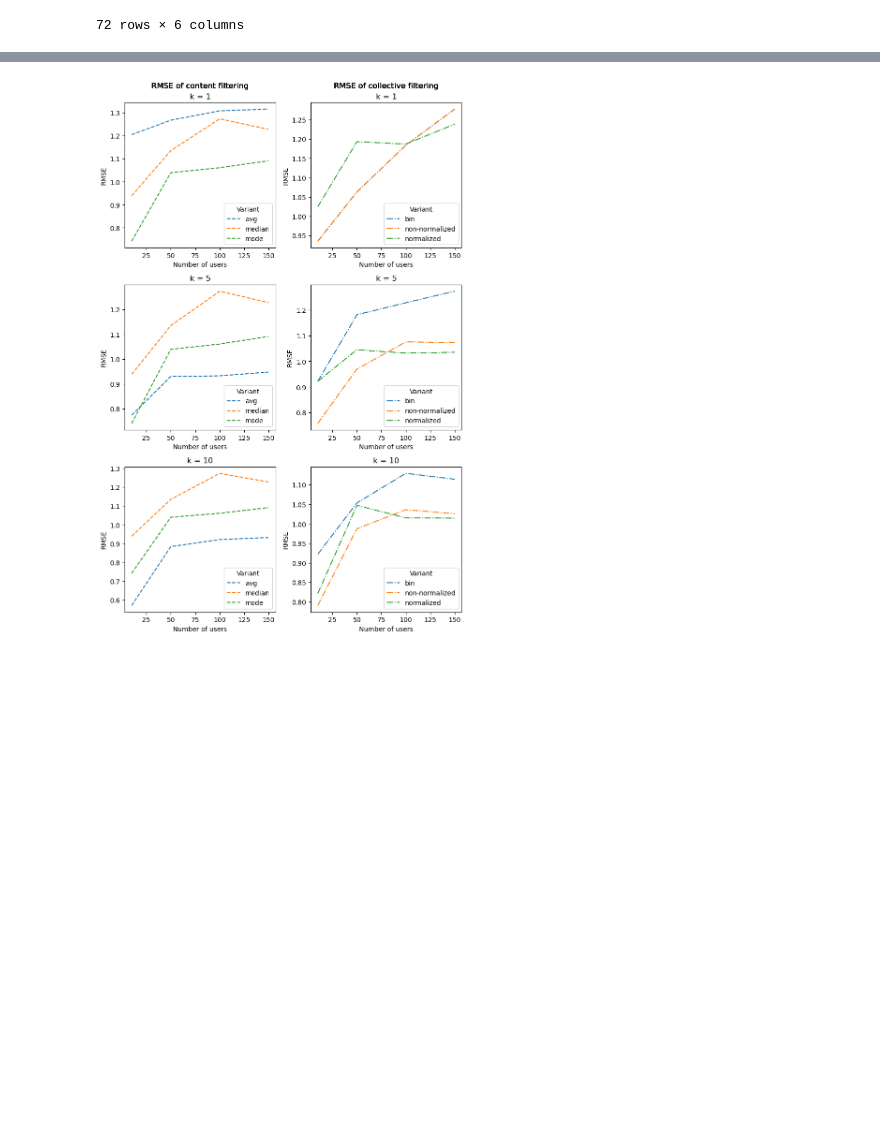
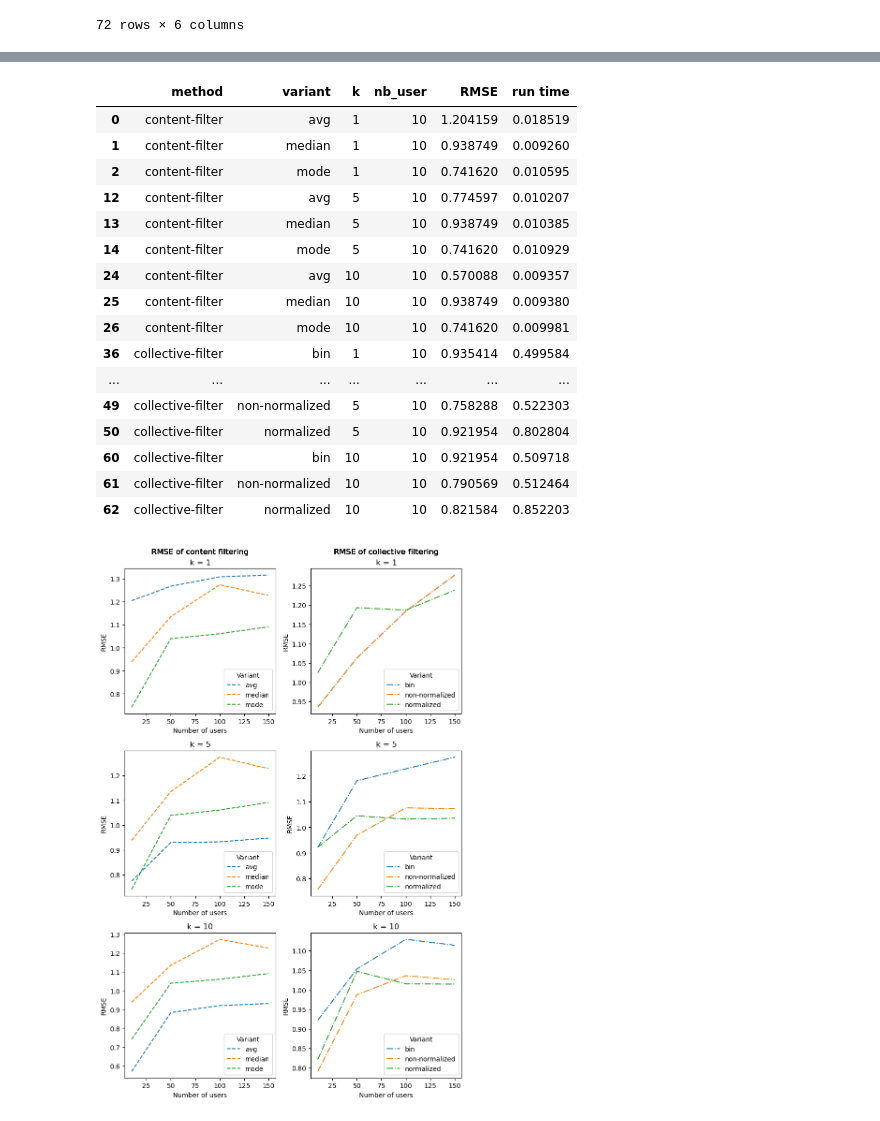
Before and after one commit to khuongdb/neo4j-movielens, a Jupyter notebook: performance.ipynb, the cells around one changed output, grey strips where cells are left out. Cells and saved outputs as stored; diff of their text form; code cells hidden in the pictures; blank space fills up the shorter version.

```diff
--- a/performance.ipynb
+++ b/performance.ipynb
@@ -373,3 +375,13 @@ result_df
+# %%
+import pandas as pd
+import matplotlib.pyplot as plt
+
+result_df = pd.read_pickle("tables/result.pkl")
 # %%
 # trim space
 result_df["method"] = result_df["method"].str.strip()
+
+# change column name
+result_df.rename(columns={"limit": "nb_user"}, inplace=True)
+
+result_df
@@ -376,3 +402,23 @@ result_df["method"] = result_df["method"].str.strip()
+# %%
+result_df[result_df["nb_user"] == 10]
+# %% [output]
+|  | method | variant | k | nb_user | RMSE | run time |
+| 0 | content-filter | avg | 1 | 10 | 1.204159 | 0.018519 |
+| 1 | content-filter | median | 1 | 10 | 0.938749 | 0.009260 |
+| 2 | content-filter | mode | 1 | 10 | 0.741620 | 0.010595 |
+| 12 | content-filter | avg | 5 | 10 | 0.774597 | 0.010207 |
+| 13 | content-filter | median | 5 | 10 | 0.938749 | 0.010385 |
+| 14 | content-filter | mode | 5 | 10 | 0.741620 | 0.010929 |
+| 24 | content-filter | avg | 10 | 10 | 0.570088 | 0.009357 |
+| 25 | content-filter | median | 10 | 10 | 0.938749 | 0.009380 |
+| 26 | content-filter | mode | 10 | 10 | 0.741620 | 0.009981 |
+| 36 | collective-filter | bin | 1 | 10 | 0.935414 | 0.499584 |
+| ... | ... | ... | ... | ... | ... | ... |
+| 49 | collective-filter | non-normalized | 5 | 10 | 0.758288 | 0.522303 |
+| 50 | collective-filter | normalized | 5 | 10 | 0.921954 | 0.802804 |
+| 60 | collective-filter | bin | 10 | 10 | 0.921954 | 0.509718 |
+| 61 | collective-filter | non-normalized | 10 | 10 | 0.790569 | 0.512464 |
+| 62 | collective-filter | normalized | 10 | 10 | 0.821584 | 0.852203 |
 # %%
 import matplotlib.pyplot as plt
 
```
Also changed, not shown: parts of 2 cells of this notebook, 17 other files.
